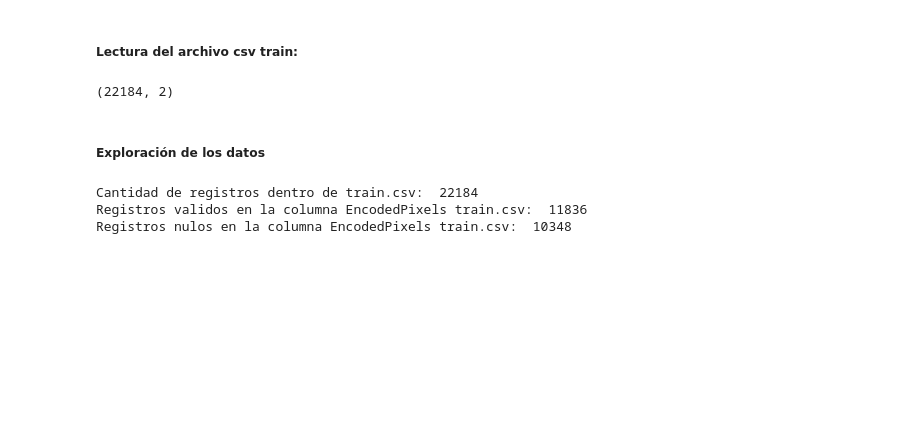
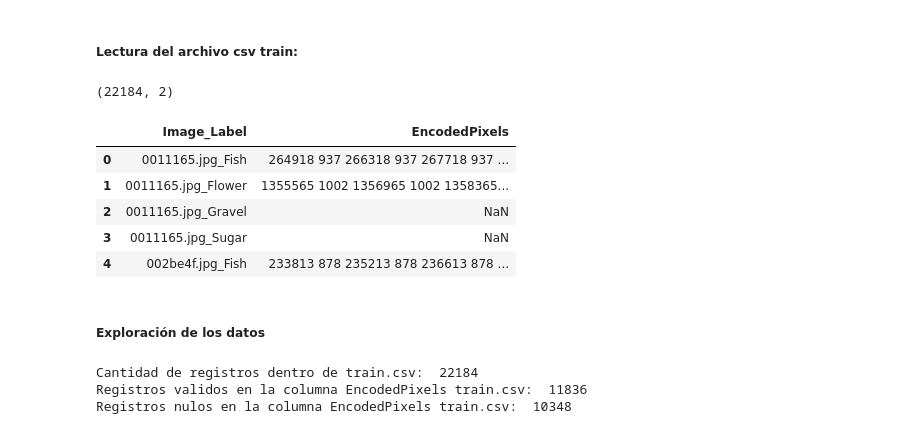
Before and after one commit to MRAMIRE/Tesis_Modelo_Deep_Learning_USA, a Jupyter notebook: Exploración_de_los_Datos.ipynb, the cells around one changed output. Saved outputs shown, nothing was run; the diff lists cells and outputs as text; code cells hidden in the pictures; blank space fills up the shorter version.

```diff
--- a/Exploración_de_los_Datos.ipynb
+++ b/Exploración_de_los_Datos.ipynb
@@ -41,12 +45,18 @@ Drive already mounted at /gdrive; to attempt to forcibly remount, call drive.mou
 # %%
 # Creación de la variable df_train
 df_train = pd.read_csv('train.csv')
 
-#Muesta los primeros registros de df_train
-df_train.shape
-#df_train.head()
+# Muesta los primeros registros de df_train
+print(df_train.shape)
+df_train.head()
 # %% [output]
 (22184, 2)
+|  | Image_Label | EncodedPixels |
+| 0 | 0011165.jpg_Fish | 264918 937 266318 937 267718 937 ... |
+| 1 | 0011165.jpg_Flower | 1355565 1002 1356965 1002 1358365... |
+| 2 | 0011165.jpg_Gravel | NaN |
+| 3 | 0011165.jpg_Sugar | NaN |
+| 4 | 002be4f.jpg_Fish | 233813 878 235213 878 236613 878 ... |
 # %% [markdown]
 ##### Exploración de los datos
 # %%
```
Also changed, not shown: parts of 2 cells of this notebook.
